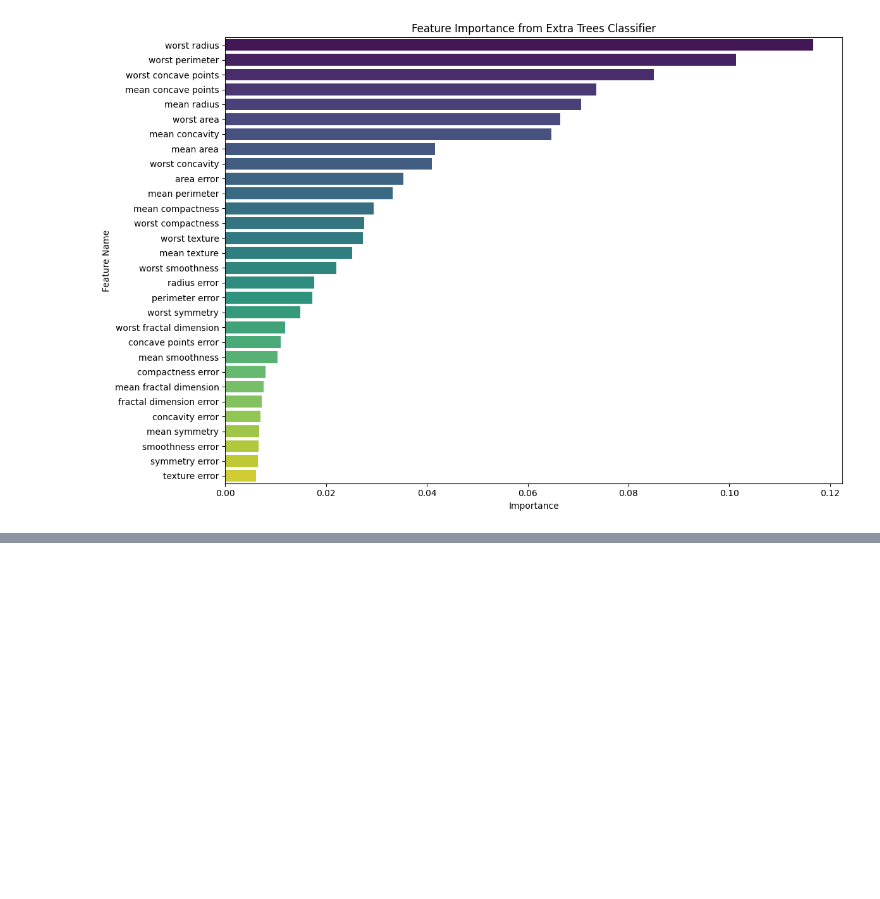
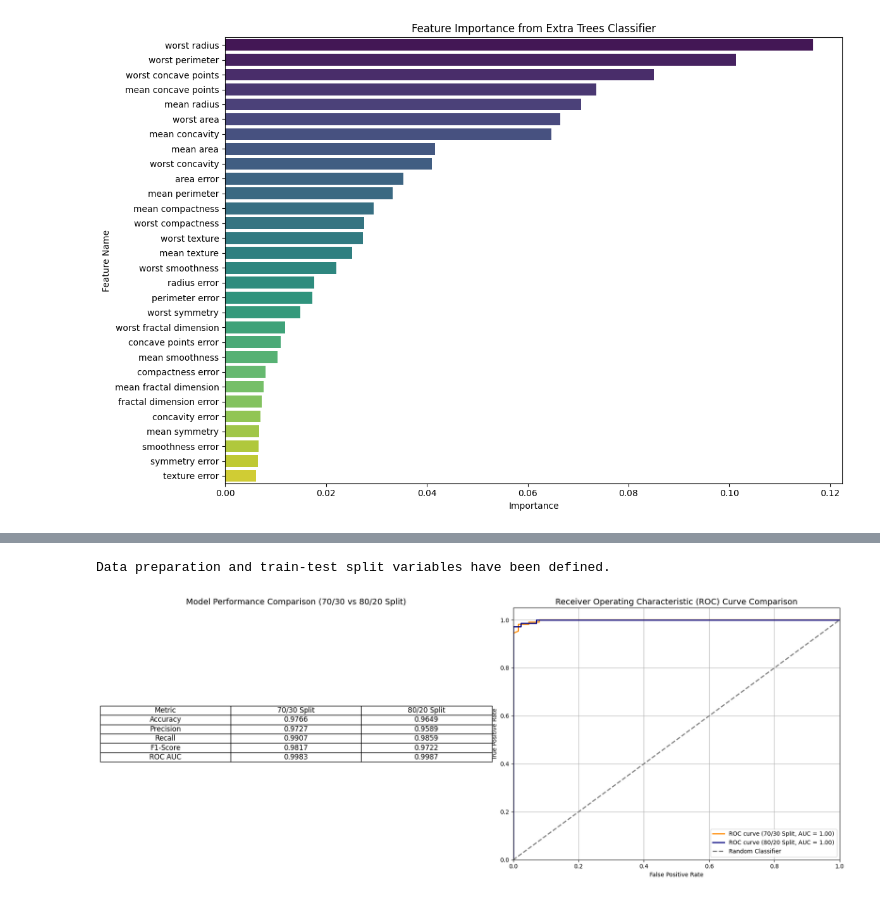
Before and after one commit to shivampatle2004/Machine-Learning-, a Jupyter notebook: Extra_Trees_shivam_cs23186.ipynb, the cells around one changed output, grey strips where cells are left out. Saved outputs shown, nothing was run; the diff lists cells and outputs as text; code cells hidden in the pictures; blank space fills up the shorter version.

Commit message:
compairesion table

```diff
--- a/Extra_Trees_shivam_cs23186.ipynb
+++ b/Extra_Trees_shivam_cs23186.ipynb
@@ -162,9 +164,9 @@ weighted avg       0.97      0.96      0.96       114
 # %%
 # Create a DataFrame to compare the results
 comparison_df = pd.DataFrame({
-    'Metric': ['Accuracy', 'Precision', 'Recall', 'F1-Score'],
-    '70/30 Split': [accuracy_70, precision_70, recall_70, f1_70],
-    '80/20 Split': [accuracy_80, precision_80, recall_80, f1_80]
+    'Metric': ['Accuracy', 'Precision', 'Recall', 'F1-Score', 'ROC AUC'],
+    '70/30 Split': [accuracy_70, precision_70, recall_70, f1_70, roc_auc_70],
+    '80/20 Split': [accuracy_80, precision_80, recall_80, f1_80, roc_auc_80]
 })
 
 print('--- Model Performance Comparison (70/30 vs 80/20 Split) ---')
@@ -238,0 +291,64 @@ Passing `palette` without assigning `hue` is deprecated and will be removed in v
+# %%
+# Load the Breast Cancer dataset (if not already loaded)
+# This assumes 'breast_cancer' object is available from a previous cell or the original import
+# If 'breast_cancer' is not defined, you might need to run the initial import cell again.
+from sklearn.datasets import load_breast_cancer
+from sklearn.model_selection import train_test_split
+import pandas as pd
+
+breast_cancer = load_breast_cancer()
+
+# Convert to DataFrame (from cell 79538533)
+breast_cancer_df = pd.DataFrame(data=breast_cancer.data, columns=breast_cancer.feature_names)
+breast_cancer_df['target'] = breast_cancer.target
+
+# Separate features (X) and target (y) (from cell 8c0f7d09)
+X = breast_cancer_df.drop('target', axis=1)
+y = breast_cancer_df['target']
+
+# Apply train-test split (70% train, 30% test)
+X_train_70, X_test_70, y_train_70, y_test_70 = train_test_split(X, y, test_size=0.3, random_state=42)
+
+# Apply train-test split (80% train, 20% test)
+X_train_80, X_test_80, y_train_80, y_test_80 = train_test_split(X, y, test_size=0.2, random_state=42)
+
+print('Data preparation and train-test split variables have been defined.')
+# %% [output]
+Data preparation and train-test split variables have been defined.
+# %%
+import matplotlib.pyplot as plt
+import pandas as pd
+from sklearn.metrics import roc_curve, auc
+
+# Ensure `comparison_df`, `fpr_70`, `tpr_70`, `roc_auc_70`, `fpr_80`, `tpr_80`, `roc_auc_80` are defined
+# (Assuming these variables are available from previous executed cells)
+
+fig, axes = plt.subplots(1, 2, figsize=(18, 7))
+
+# Subplot 1: Performance Comparison Table
+axes[0].axis('off') # Hide axes for the table
+table = axes[0].table(cellText=comparison_df.round(4).values,
+                      colLabels=comparison_df.columns,
+                      loc='center',
+                      cellLoc='center')
+table.auto_set_font_size(False)
+table.set_fontsize(12)
+table.scale(1.2, 1.2)
+axes[0].set_title('Model Performance Comparison (70/30 vs 80/20 Split)', fontsize=14)
+
+# Subplot 2: ROC Curve
+axes[1].plot(fpr_70, tpr_70, color='darkorange', lw=2, label=f'ROC curve (70/30 Split, AUC = {roc_auc_70:.2f})')
+axes[1].plot(fpr_80, tpr_80, color='navy', lw=2, label=f'ROC curve (80/20 Split, AUC = {roc_auc_80:.2f})')
+axes[1].plot([0, 1], [0, 1], color='gray', lw=2, linestyle='--', label='Random Classifier')
+axes[1].set_xlim([0.0, 1.0])
+axes[1].set_ylim([0.0, 1.05])
+axes[1].set_xlabel('False Positive Rate')
+axes[1].set_ylabel('True Positive Rate')
+axes[1].set_title('Receiver Operating Characteristic (ROC) Curve Comparison', fontsize=14)
+axes[1].legend(loc='lower right')
+axes[1].grid(True)
+
+plt.tight_layout()
+plt.show()
+# %% [output]
+[figure, added]
```
Also changed, not shown: parts of 6 cells of this notebook.
